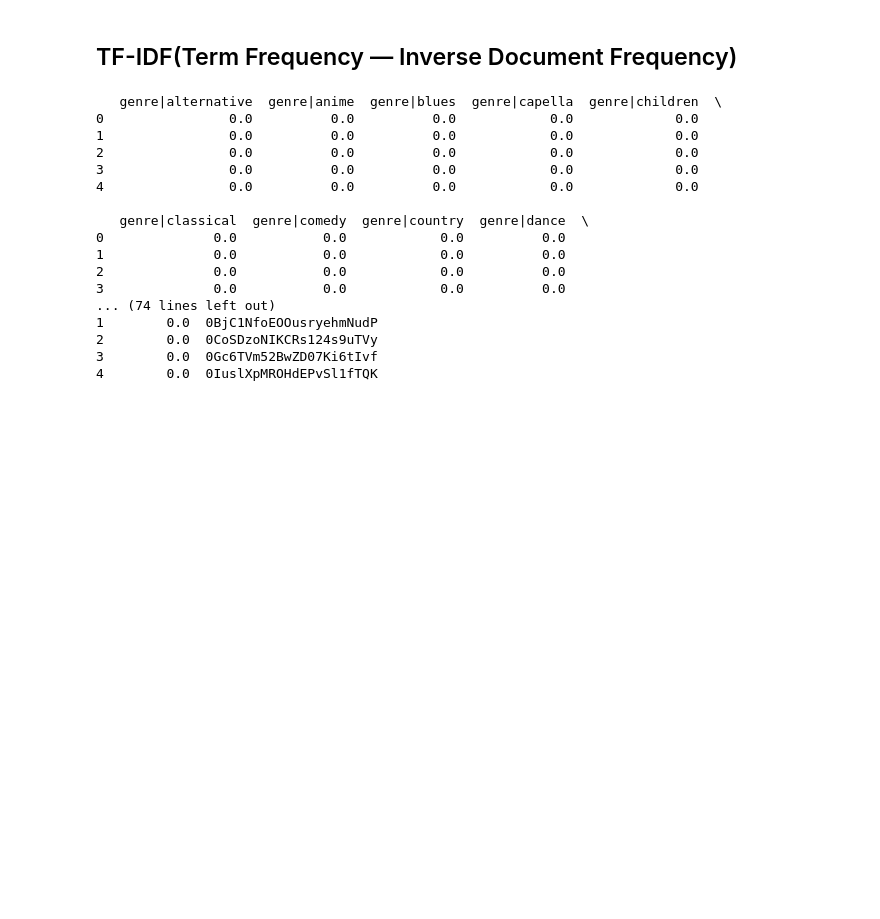
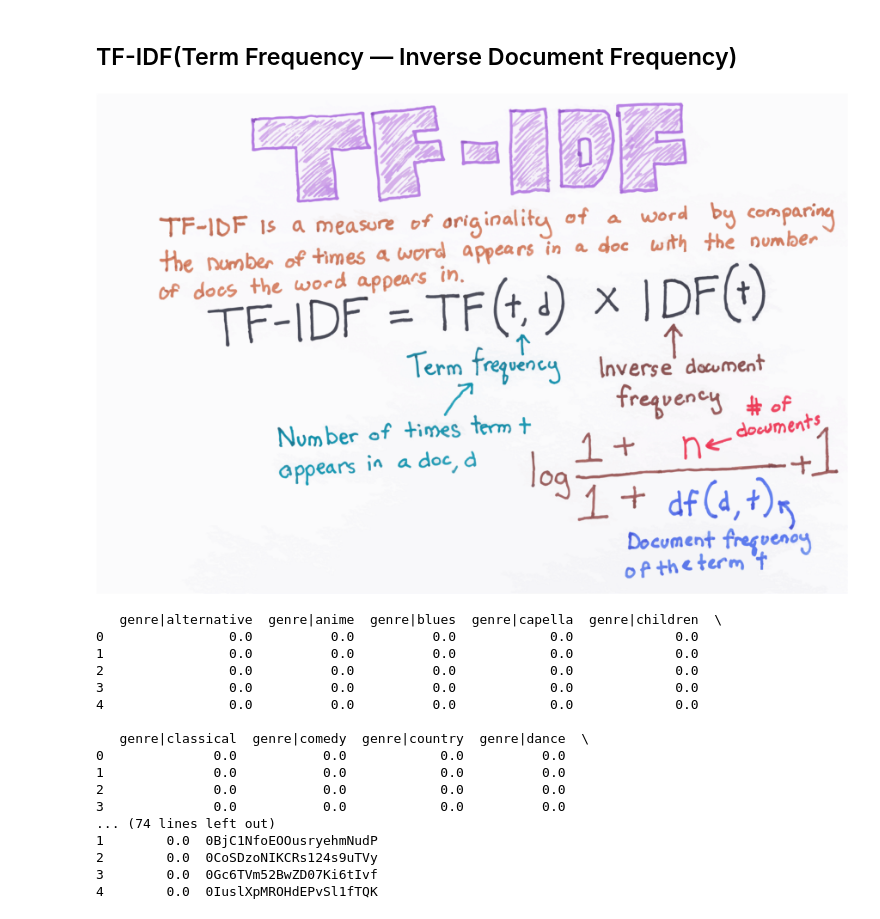
Before and after one commit to wandererabir/Spotify-Recommendation-System, a Jupyter notebook: Engine.ipynb, the cells around one changed output. Saved outputs shown, nothing was run; the diff lists cells and outputs as text; code cells hidden in the pictures; blank space fills up the shorter version.

```diff
--- a/Engine.ipynb
+++ b/Engine.ipynb
@@ -316,6 +316,11 @@ def ohe_prep(df, column, new_name):
     return tf_df
 # %% [markdown]
 ## TF-IDF(Term Frequency — Inverse Document Frequency)
+# %%
+from IPython.display import Image
+Image('tfidf.png')
+# %% [output]
+[figure, added]
 # %%
 def create_feature_set(df, float_cols):
     tfidf = TfidfVectorizer()
```
Also changed, not shown: parts of 4 cells of this notebook, 2 other files.
